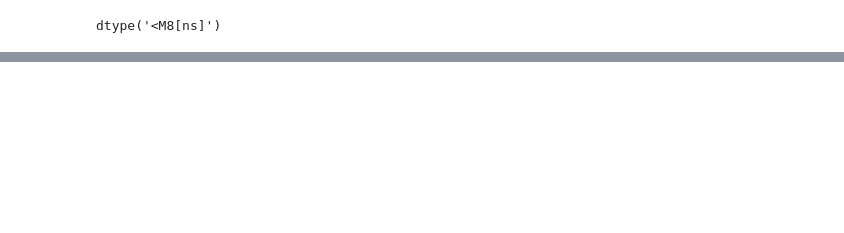
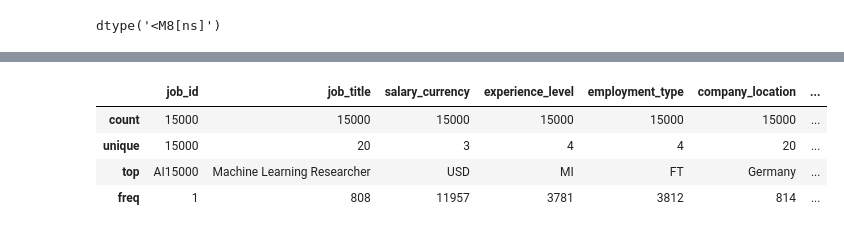
Before and after one commit to EzeRivero/DataScienceCoder, a Jupyter notebook: ProyectoDSParteIRivero.ipynb, the cells around one changed output, grey strips where cells are left out. Saved outputs shown, nothing was run; the diff lists cells and outputs as text; code cells hidden in the pictures; blank space fills up the shorter version.

```diff
--- a/ProyectoDSParteIRivero.ipynb
+++ b/ProyectoDSParteIRivero.ipynb
@@ -83,0 +125,8 @@ df.describe()
+# %%
+df.describe(include=object)
+# %% [output]
+|  | job_id | job_title | salary_currency | experience_level | employment_type | company_location | ... |
+| count | 15000 | 15000 | 15000 | 15000 | 15000 | 15000 | ... |
+| unique | 15000 | 20 | 3 | 4 | 4 | 20 | ... |
+| top | AI15000 | Machine Learning Researcher | USD | MI | FT | Germany | ... |
+| freq | 1 | 808 | 11957 | 3781 | 3812 | 814 | ... |
```
Also changed, not shown: parts of 6 cells of this notebook.
